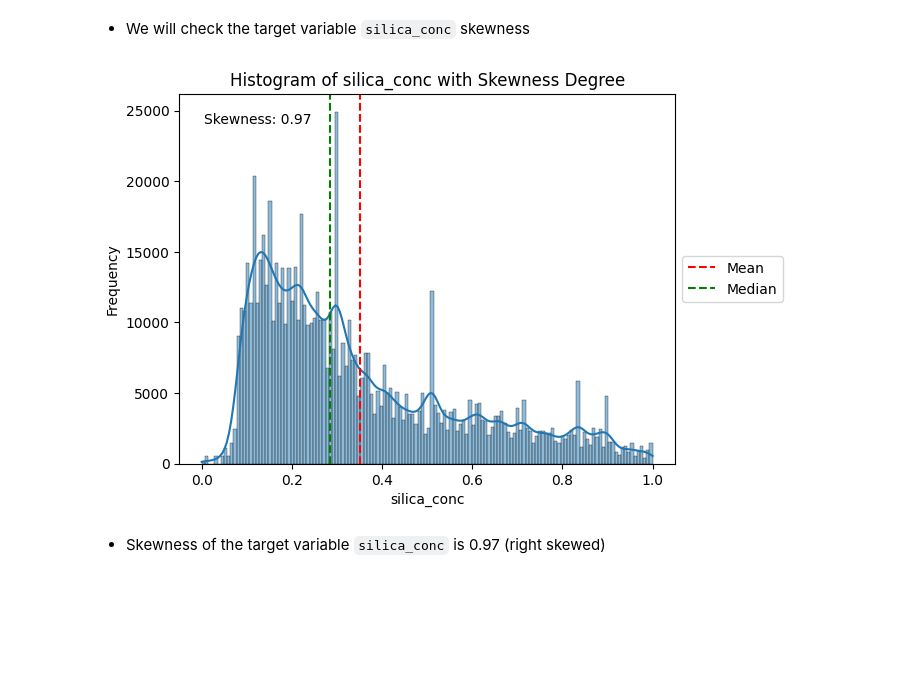
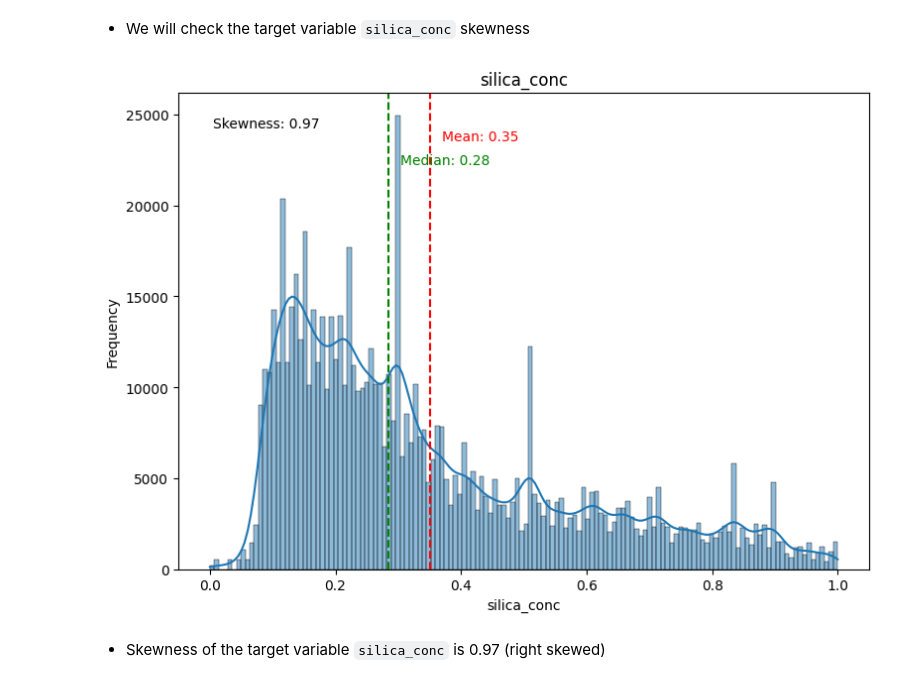
Before and after one commit to ArifAygun/Iron-Ore-Froth-Flotation-Quality-Prediction, a Jupyter notebook: AA_Iron_Ore_Froth_Flotation_Quality_Prediction.ipynb, the cells around one changed output. Cells and saved outputs as stored; diff of their text form; code cells hidden in the pictures; blank space fills up the shorter version.

````diff
--- a/AA_Iron_Ore_Froth_Flotation_Quality_Prediction.ipynb
+++ b/AA_Iron_Ore_Froth_Flotation_Quality_Prediction.ipynb
@@ -674,34 +630,32 @@ Now data points of dataset has decreased from 736282 to 731525
 ###**4.7. Check Skewness**
 # %% [markdown]
 - We will check the target variable ```silica_conc``` skewness
-# %%
-import seaborn as sns
-from scipy.stats import skew
-import matplotlib.pyplot as plt
-
-# Assuming 'flotation' is the DataFrame and 'silica_conc' is the column of interest
-data = flotation['silica_conc']
-
-# Calculate the skewness degree
-skewness = skew(data)
-
-# Create the histogram with skewness degree
-sns.histplot(data, kde=True)
-plt.axvline(data.mean(), color='r', linestyle='--', label='Mean')
-plt.axvline(data.median(), color='g', linestyle='--', label='Median')
-
-# Add skewness degree as text in upper left corner
-plt.text(0.05, 0.95, f'Skewness: {skewness:.2f}', transform=plt.gca().transAxes, ha='left', va='top')
-
-# Set plot title and labels
-plt.title('Histogram of silica_conc with Skewness Degree')
-plt.xlabel('silica_conc')
-plt.ylabel('Frequency')
-
-plt.legend(loc='center left', bbox_to_anchor=(1, 0.5))
-plt.show()
-# %% [output]
-[figure, removed]
+# %%
+import seaborn as sns
+import matplotlib.pyplot as plt
+from scipy.stats import skew
+
+fig, ax = plt.subplots(figsize=(8, 6))
+
+data = flotation['silica_conc']
+skewness = skew(data)
+
+sns.histplot(data, kde=True, ax=ax)
+ax.axvline(data.mean(), color='r', linestyle='--')
+ax.axvline(data.median(), color='g', linestyle='--')
+
+ax.text(data.mean() + 0.02 * (data.max() - data.min()), 0.9 * ax.get_ylim()[1], f'Mean: {data.mean():.2f}', color='r')
+ax.text(data.median() + 0.02 * (data.max() - data.min()), 0.85 * ax.get_ylim()[1], f'Median: {data.median():.2f}', color='g')
+
+ax.text(0.05, 0.95, f'Skewness: {skewness:.2f}', transform=ax.transAxes, ha='left', va='top')
+ax.set_title('silica_conc')
+ax.set_xlabel('silica_conc')
+ax.set_ylabel('Frequency')
+
+plt.tight_layout(rect=[0, 0, 1, 0.96])  # Adjust the top spacing here
+plt.show()
+# %% [output]
+[figure, added]
 # %% [markdown]
 - Skewness of the target variable ```silica_conc``` is 0.97 (right skewed)
 # %% [markdown]
````
Also changed, not shown: parts of 11 cells of this notebook.
